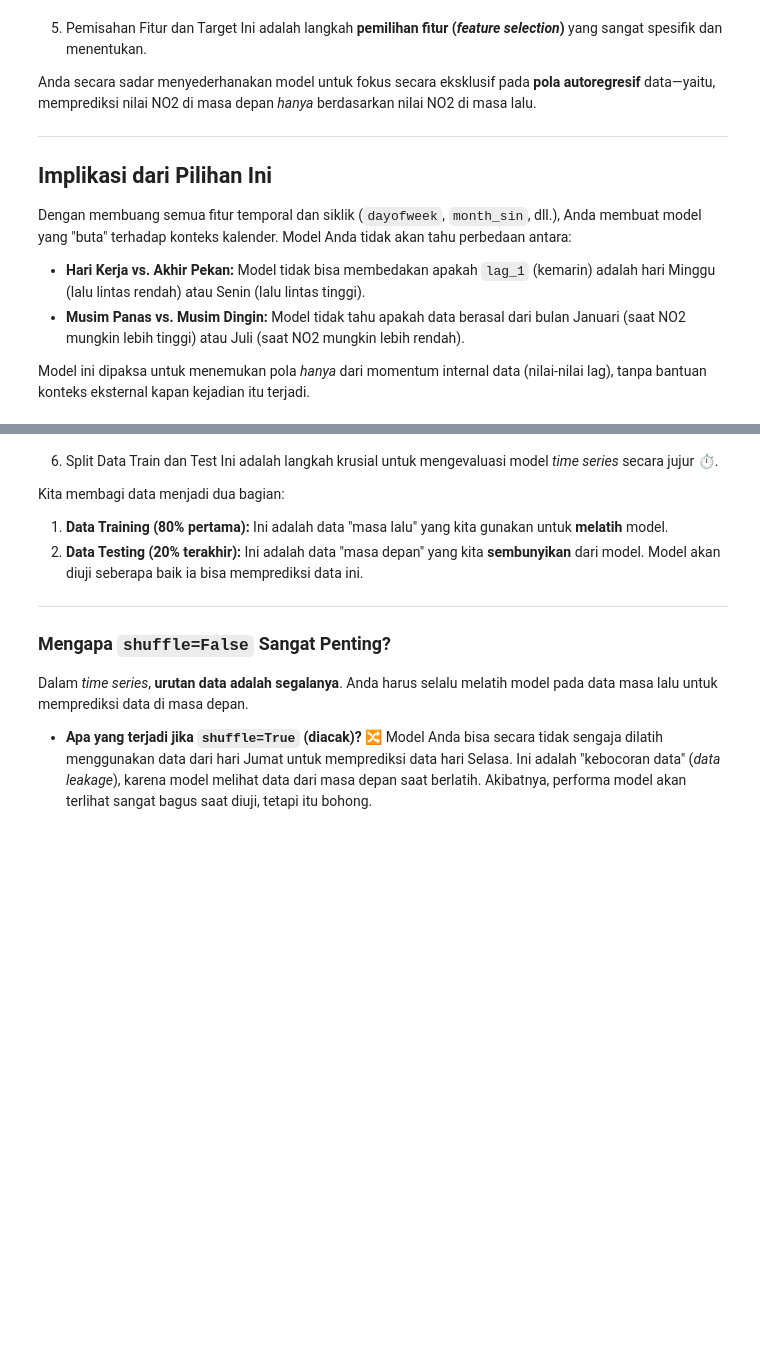
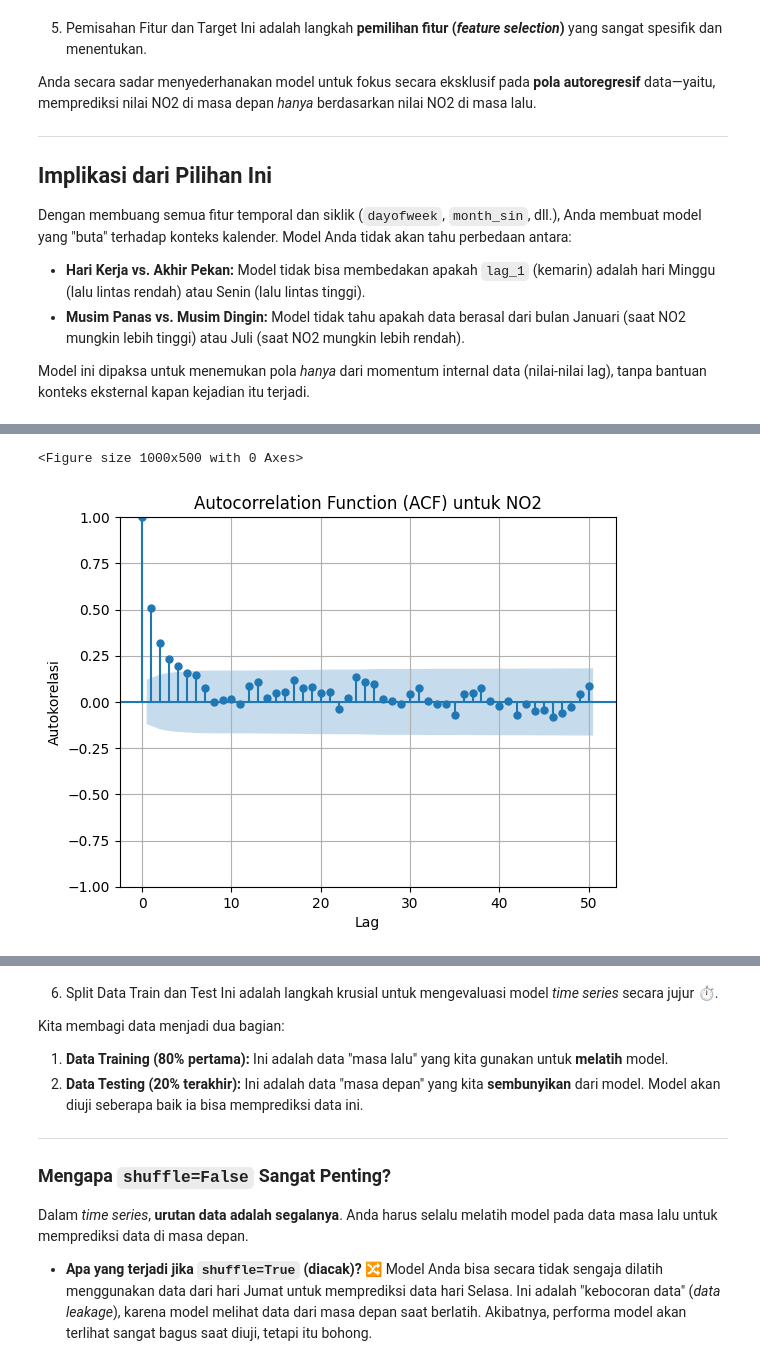
Before and after one commit to dhyos/PSD, a Jupyter notebook: _sources/DataCrawling.ipynb, the cells around one changed output, grey strips where cells are left out. Saved outputs shown, nothing was run; the diff lists cells and outputs as text; code cells hidden in the pictures; blank space fills up the shorter version.

```diff
--- a/_sources/DataCrawling.ipynb
+++ b/_sources/DataCrawling.ipynb
@@ -597,28 +596,60 @@ Dengan membuang semua fitur temporal dan siklik (`dayofweek`, `month_sin`, dll.)
 
 Model ini dipaksa untuk menemukan pola *hanya* dari momentum internal data (nilai-nilai lag), tanpa bantuan konteks eksternal kapan kejadian itu terjadi.
 # %%
-X = df.drop(
-    columns=[
-        target_col,
-        "t",
-        "x",
-        "y",
-        "crs",
-        "day",
-        "dayofweek",
-        "year",
-        "month",
-        "dayofyear",
-        "month_sin",
-        "month_cos",
-        "day_sin",
-        "day_cos",
-    ]
-)
-y = df[target_col]
+import pandas as pd
+import numpy as np
+import matplotlib.pyplot as plt
+from sklearn.neighbors import LocalOutlierFactor
+from sklearn.preprocessing import MinMaxScaler
+from statsmodels.graphics.tsaplots import plot_acf
 
-print(f"\nShape X: {X.shape}")
-print(f"Shape y: {y.shape}")
-print(f"\nKolom fitur yang digunakan:")
-print(X.columns.tolist())
+# 2. DETEKSI OUTLIER DENGAN LOCAL OUTLIER FACTOR (LOF)
+print("\n--- Deteksi Outlier dengan LOF ---")
+# n_neighbors: Jumlah tetangga terdekat yang digunakan.
+# contamination: Perkiraan proporsi outlier dalam data. 'auto' mencoba untuk mendeteksinya.
+lof = LocalOutlierFactor(n_neighbors=20, contamination='auto')
+
+# y_pred_outliers akan berisi -1 untuk outlier dan 1 untuk inlier
+y_pred_outliers = lof.fit_predict(X)
+
+# Tambahkan status outlier ke X
+X['is_outlier'] = y_pred_outliers
+
+# Jumlah outlier yang terdeteksi
+outlier_count = (y_pred_outliers == -1).sum()
+print(f"Jumlah outlier yang terdeteksi: {outlier_count}")
+
+# Anda dapat memfilter X untuk hanya menyertakan data non-outlier jika diperlukan:
+# X_inliers = X[X['is_outlier'] == 1].drop(columns=['is_outlier'])
+
+
+# 3. NORMALISASI DATA FITUR (MinMaxScaler)
+print("\n--- Normalisasi Data Fitur (MinMaxScaler) ---")
+
+# Normalisasi hanya pada kolom fitur numerik (dengan mengecualikan kolom 'is_outlier')
+X_to_scale = X.drop(columns=['is_outlier'])
+scaler = MinMaxScaler()
+
+# Lakukan fit dan transform
+X_normalized = scaler.fit_transform(X_to_scale)
+
+# Konversi kembali ke DataFrame
+X_normalized_df = pd.DataFrame(X_normalized, columns=X_to_scale.columns)
+X_normalized_df['is_outlier'] = X['is_outlier'].values # Tambahkan kembali status outlier
+
+print("Contoh data ternormalisasi (5 baris pertama):")
+print(X_normalized_df.head())
+
+
+# 4. ANALISIS AUTOKORELASI (ACF Plot)
+print("\n--- Analisis Autokorelasi (ACF) ---")
+plt.figure(figsize=(10, 5))
+# plot_acf akan menampilkan seberapa besar korelasi nilai saat ini (t) dengan nilai masa lalu (t-lag)
+plot_acf(y, lags=50, alpha=0.05) # lags=50 untuk 50 periode waktu ke belakang
+plt.title(f'Autocorrelation Function (ACF) untuk {target_col}')
+plt.xlabel('Lag')
+plt.ylabel('Autokorelasi')
+plt.grid(True)
+plt.show() # Tampilkan plot
+# plt.savefig('autocorrelation_acf_plot.png') # Simpan pl
 # %% [output]
@@ -629,0 +676,2 @@ Kolom fitur yang digunakan:
+<Figure size 1000x500 with 0 Axes>
+[figure, added]
```
Also changed, not shown: parts of 13 cells of this notebook, 27 other files.
